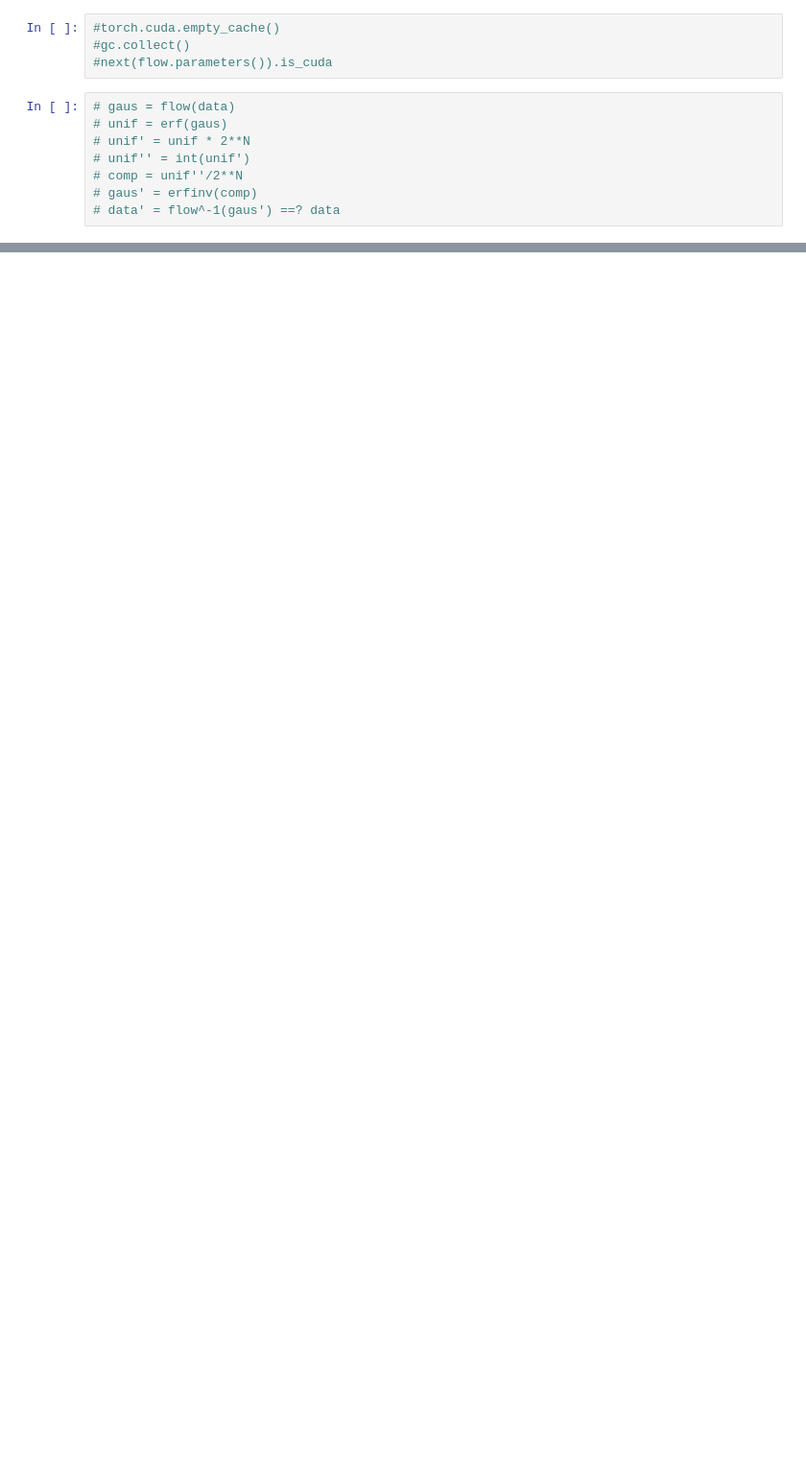
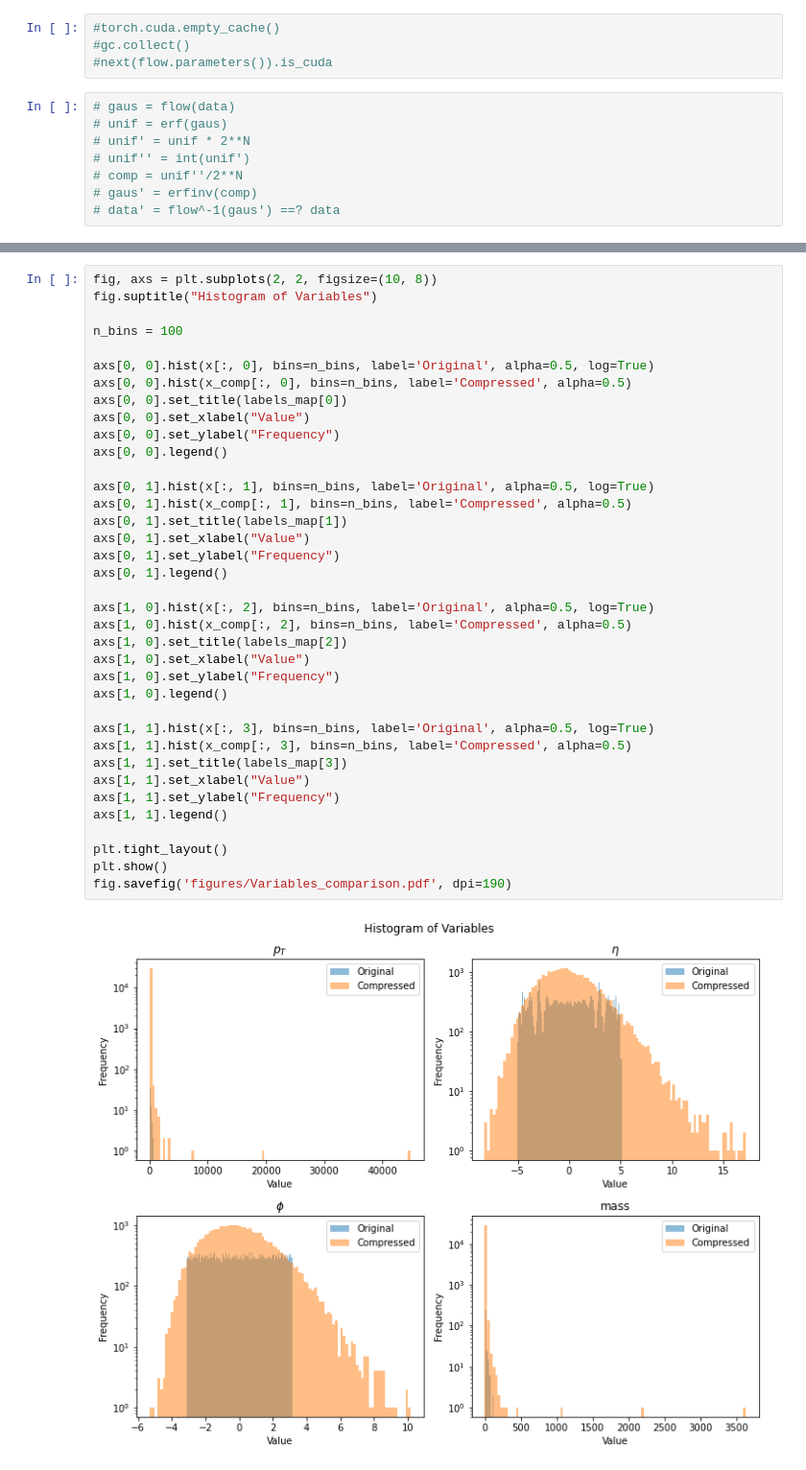
Before and after one commit to igordt/CMEPDA, a Jupyter notebook: Originale.ipynb, the cells around one changed output, grey strips where cells are left out. Shown at 96% size. Saved outputs shown, nothing was run; the diff lists cells and outputs as text; blank space fills up the shorter version.

```diff
--- a/Originale.ipynb
+++ b/Originale.ipynb
@@ -347,0 +334,39 @@ RuntimeError: NVML_SUCCESS == DriverAPI::get()->nvmlInit_v2_() INTERNAL ASSERT F
+# %%
+fig, axs = plt.subplots(2, 2, figsize=(10, 8))
+fig.suptitle("Histogram of Variables")
+
+n_bins = 100
+
+axs[0, 0].hist(x[:, 0], bins=n_bins, label='Original', alpha=0.5, log=True)
+axs[0, 0].hist(x_comp[:, 0], bins=n_bins, label='Compressed', alpha=0.5)
+axs[0, 0].set_title(labels_map[0])
+axs[0, 0].set_xlabel("Value")
+axs[0, 0].set_ylabel("Frequency")
+axs[0, 0].legend()
+
+axs[0, 1].hist(x[:, 1], bins=n_bins, label='Original', alpha=0.5, log=True)
+axs[0, 1].hist(x_comp[:, 1], bins=n_bins, label='Compressed', alpha=0.5)
+axs[0, 1].set_title(labels_map[1])
+axs[0, 1].set_xlabel("Value")
+axs[0, 1].set_ylabel("Frequency")
+axs[0, 1].legend()
+
+axs[1, 0].hist(x[:, 2], bins=n_bins, label='Original', alpha=0.5, log=True)
+axs[1, 0].hist(x_comp[:, 2], bins=n_bins, label='Compressed', alpha=0.5)
+axs[1, 0].set_title(labels_map[2])
+axs[1, 0].set_xlabel("Value")
+axs[1, 0].set_ylabel("Frequency")
+axs[1, 0].legend()
+
+axs[1, 1].hist(x[:, 3], bins=n_bins, label='Original', alpha=0.5, log=True)
+axs[1, 1].hist(x_comp[:, 3], bins=n_bins, label='Compressed', alpha=0.5)
+axs[1, 1].set_title(labels_map[3])
+axs[1, 1].set_xlabel("Value")
+axs[1, 1].set_ylabel("Frequency")
+axs[1, 1].legend()
+
+plt.tight_layout()
+plt.show()
+fig.savefig('figures/Variables_comparison.pdf', dpi=190)
+# %% [output]
+[figure, added]
```
Also changed, not shown: parts of 10 cells of this notebook, 6 other files.
